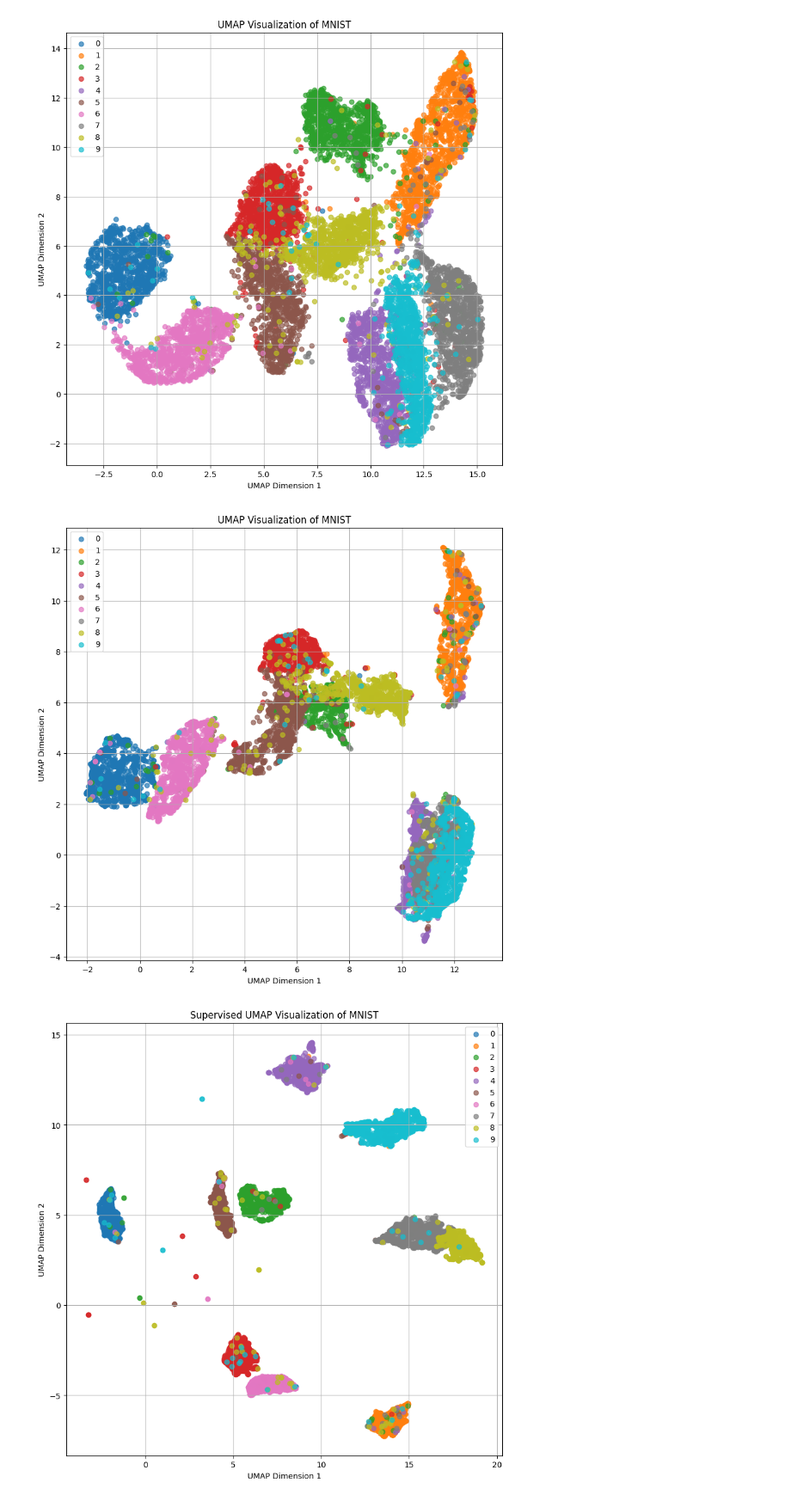
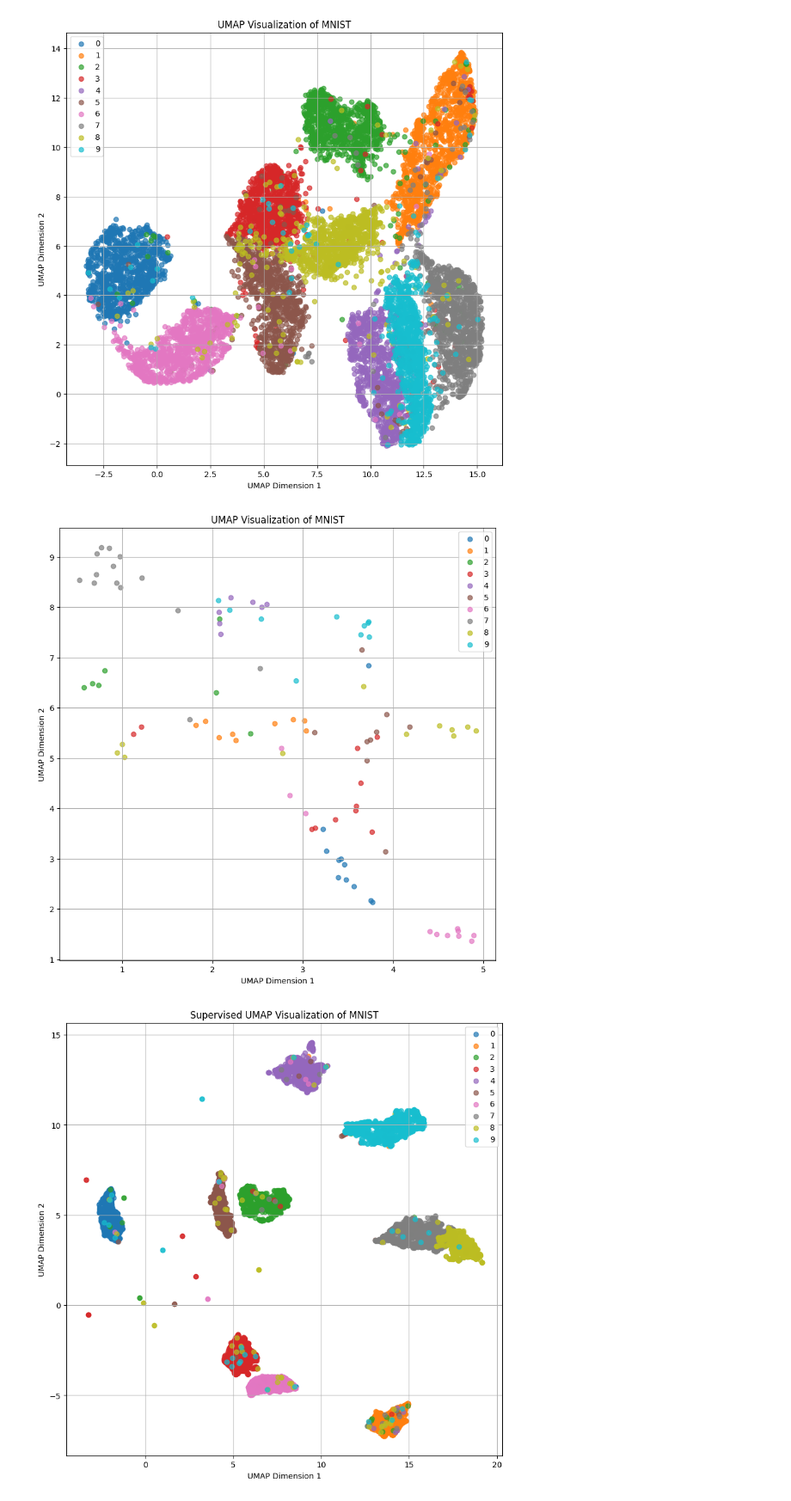
Before and after one commit to takano-lab/data-collaboration-analysis, a Jupyter notebook: src/suetake_debug.ipynb, the cells around one changed output. Shown at 86% size. Saved outputs shown, nothing was run; the diff lists cells and outputs as text; code cells hidden in the pictures.

```diff
--- a/src/suetake_debug.ipynb
+++ b/src/suetake_debug.ipynb
@@ -824,35 +824,35 @@ from sklearn.datasets import fetch_openml
 mnist = fetch_openml('mnist_784', version=1, as_frame=False)
 X = mnist.data
 y = mnist.target.astype(int)
 
 # 計算量削減のため、ランダムに 10000 件を抽出
 np.random.seed(42)
-indices = np.random.choice(X.shape[0], 10000, replace=False)
+indices = np.random.choice(X.shape[0], 100, replace=False)
 X_subset = X[indices]
 y_subset = y[indices]
 
 # UMAP モデルの作成と適用
 umap_model = umap.UMAP(n_components=3, n_neighbors=5, min_dist=0.1, random_state=42)
 X_umap = umap_model.fit_transform(X_subset)
 
 # プロットの設定
 plt.figure(figsize=(10, 10))
 
 # 各クラス（0〜9）のプロット
 for i in range(10):
     indices = y_subset == i
     plt.scatter(X_umap[indices, 0], X_umap[indices, 1], label=str(i), alpha=0.7)
 
 # プロットの装飾
 plt.legend()
 plt.title("UMAP Visualization of MNIST")
 plt.xlabel("UMAP Dimension 1")
 plt.ylabel("UMAP Dimension 2")
 plt.grid(True)
 plt.savefig('UMAP.png')
 plt.show()
 # %% [output]
-[figure, old version]
+[figure, new version]
 # %%
 import numpy as np
 import matplotlib.pyplot as plt
```
Also changed, not shown: parts of 8 cells of this notebook, 9 other files.
